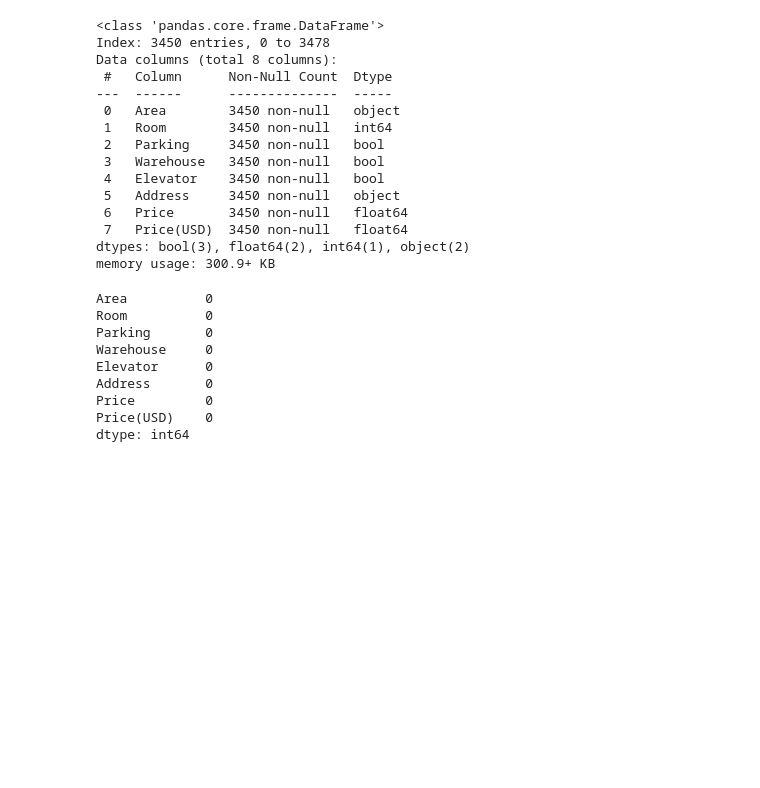
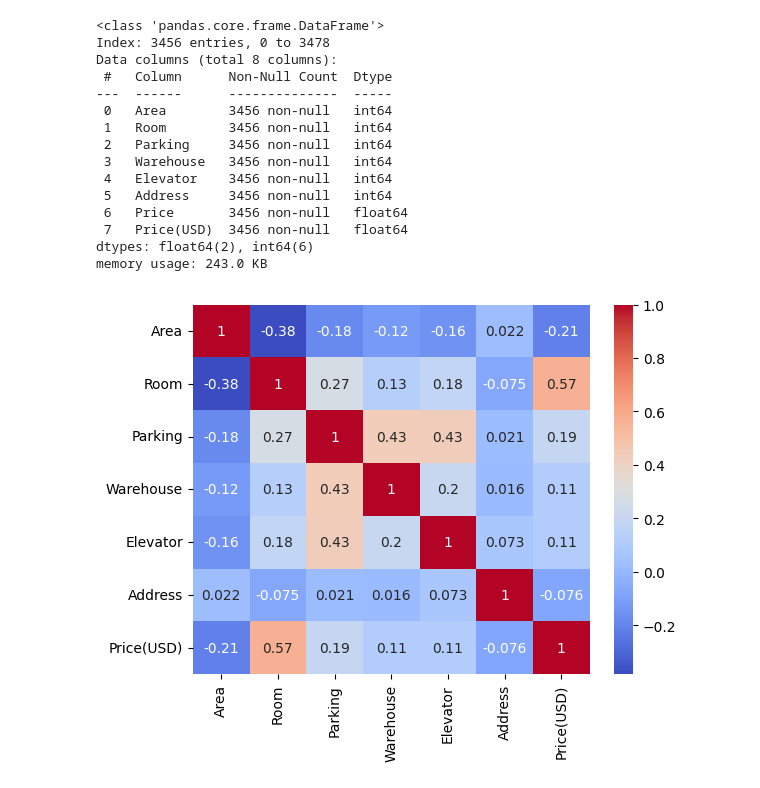
Before and after one commit to rahaan-sharif/machine_learning_Jadi_maktabkhooneh, a Jupyter notebook: chapter_2/regression.ipynb, the cells around one changed output. Drawn from its saved outputs; the diff is of its cells as text; code cells hidden in the pictures; blank space fills up the shorter version.

```diff
--- a/chapter_2/regression.ipynb
+++ b/chapter_2/regression.ipynb
@@ -5,5 +5,6 @@ import sklearn
 import pandas as pd
 import numpy as np
 # %%
-dataset=pd.read_csv("tmp_data_jadi.csv")
-columns=dataset.columns
+dataset=pd.read_csv("dataset.csv")
+dataset=dataset.dropna()
+dataset.info()
@@ -10,12 +27,9 @@ columns=dataset.columns
-# %%
-#deletting bad data:
-del_list=[]
-null_list=dataset.isnull()
-for i in range(len(dataset['Area'])):
-    if len(dataset['Area'][i])>3:
-        dataset=dataset.drop(i)
-        del_list+=[i]
-    else:
-        if(null_list["Address"][i]):
-            del_list+=[i]
-            dataset=dataset.drop(i)
+# %%
+columns=dataset.columns
+from sklearn.preprocessing import LabelEncoder
+le=LabelEncoder()
+le_columns=[0, 2, 3, 4, 5]
+for i in le_columns:
+    dataset[columns[i]]=le.fit_transform(dataset[columns[i]])
+
+dataset.head()
@@ -23,29 +44,25 @@ for i in range(len(dataset['Area'])):
 dataset.info()
 # %% [output]
 <class 'pandas.core.frame.DataFrame'>
-Index: 3450 entries, 0 to 3478
+Index: 3456 entries, 0 to 3478
 Data columns (total 8 columns):
  #   Column      Non-Null Count  Dtype
 ---  ------      --------------  -----
- 0   Area        3450 non-null   object
- 1   Room        3450 non-null   int64
- 2   Parking     3450 non-null   bool
- 3   Warehouse   3450 non-null   bool
- 4   Elevator    3450 non-null   bool
- 5   Address     3450 non-null   object
- 6   Price       3450 non-null   float64
- 7   Price(USD)  3450 non-null   float64
-dtypes: bool(3), float64(2), int64(1), object(2)
-memory usage: 300.9+ KB
+ 0   Area        3456 non-null   int64
+ 1   Room        3456 non-null   int64
+ 2   Parking     3456 non-null   int64
+ 3   Warehouse   3456 non-null   int64
+ 4   Elevator    3456 non-null   int64
+ 5   Address     3456 non-null   int64
+ 6   Price       3456 non-null   float64
+ 7   Price(USD)  3456 non-null   float64
+dtypes: float64(2), int64(6)
+memory usage: 243.0 KB
-# %%
-dataset.isnull().sum()
-# %% [output]
-Area          0
-Room          0
-Parking       0
-Warehouse     0
-Elevator      0
-Address       0
-Price         0
-Price(USD)    0
-dtype: int64
+# %%
+dataset.drop("Price", axis=1, inplace=True)
+# %%
+corr=dataset.corr()
+sns.heatmap(corr, annot=True, cmap="coolwarm")
+plt.show()
+# %% [output]
+[figure, added]
```
Also changed, not shown: parts of 14 cells of this notebook.
